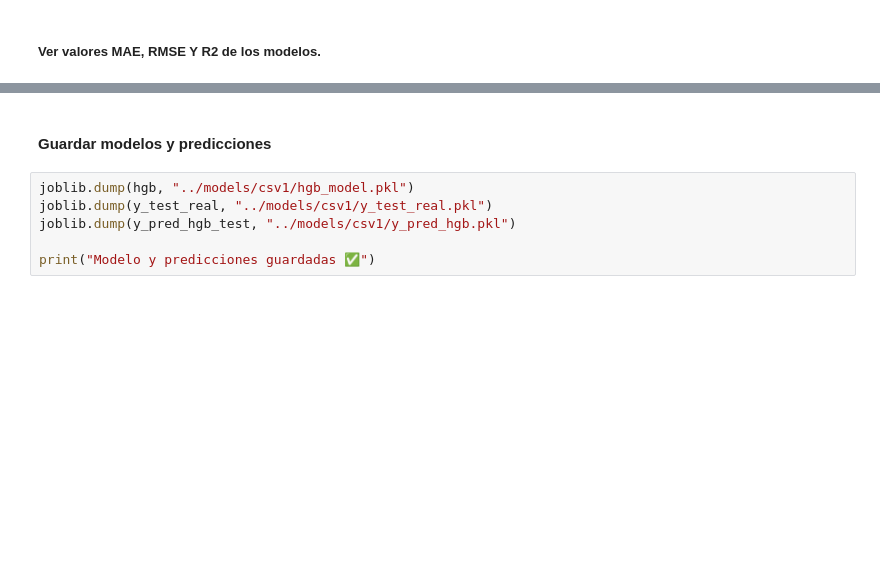
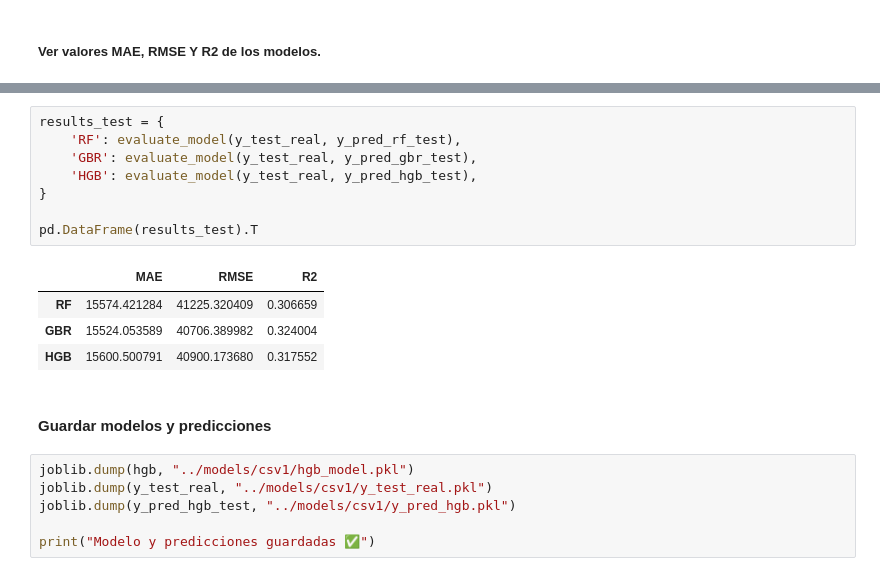
Before and after one commit to Bootcamp-Data-Analyst/P7-regression-grupo4, a Jupyter notebook: notebook/modelos_ML.ipynb, the cells around one changed output, grey strips where cells are left out. Saved outputs shown, nothing was run; the diff lists cells and outputs as text; blank space fills up the shorter version.

Commit message:
Cambiado streamlit funcional. Cambiado algunos datos de modelos_ML.

```diff
--- a/notebook/modelos_ML.ipynb
+++ b/notebook/modelos_ML.ipynb
@@ -350,3 +350,16 @@ pd.DataFrame(results_train).T
+# %%
+results_test = {
+    'RF': evaluate_model(y_test_real, y_pred_rf_test),
+    'GBR': evaluate_model(y_test_real, y_pred_gbr_test),
+    'HGB': evaluate_model(y_test_real, y_pred_hgb_test),
+}
+
+pd.DataFrame(results_test).T
+# %% [output]
+|  | MAE | RMSE | R2 |
+| RF | 15574.421284 | 41225.320409 | 0.306659 |
+| GBR | 15524.053589 | 40706.389982 | 0.324004 |
+| HGB | 15600.500791 | 40900.173680 | 0.317552 |
 # %% [markdown]
 #### Guardar modelos y predicciones
 # %%
```
Also changed, not shown: parts of 10 cells of this notebook, 3 other files.
